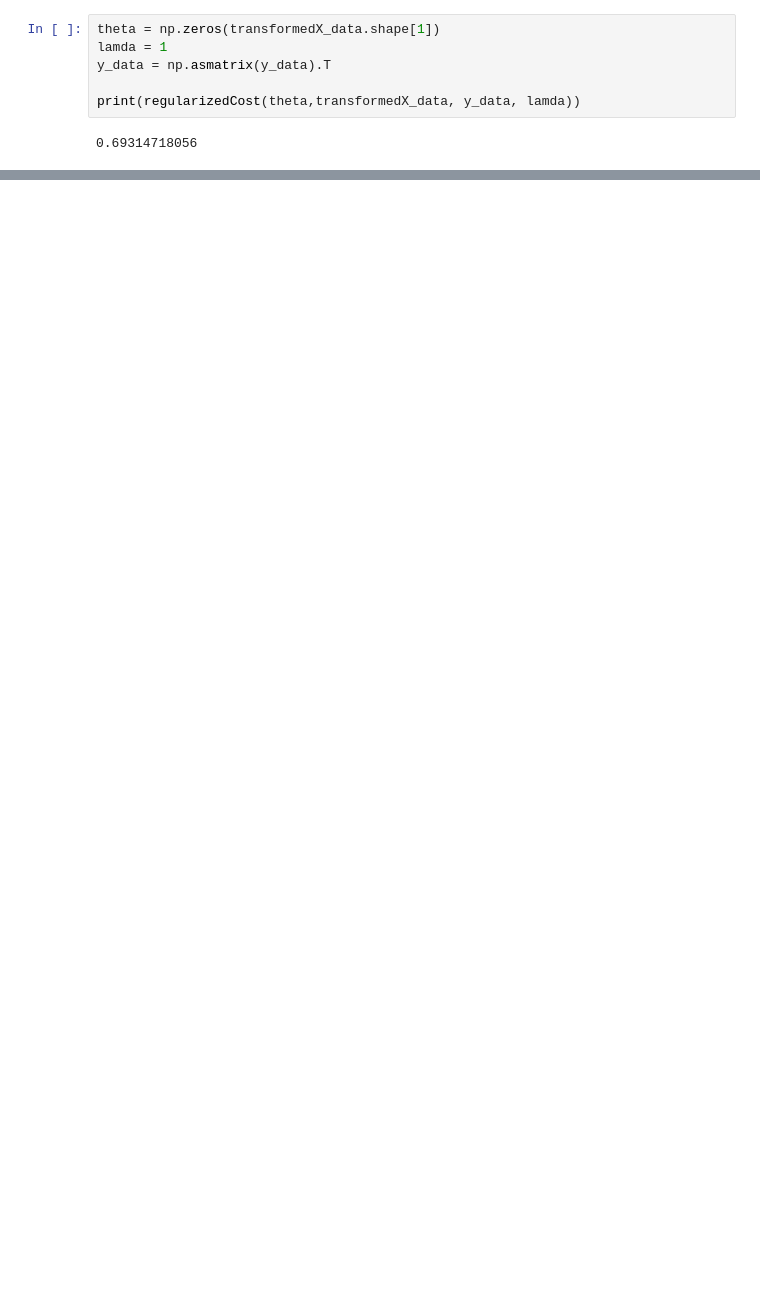
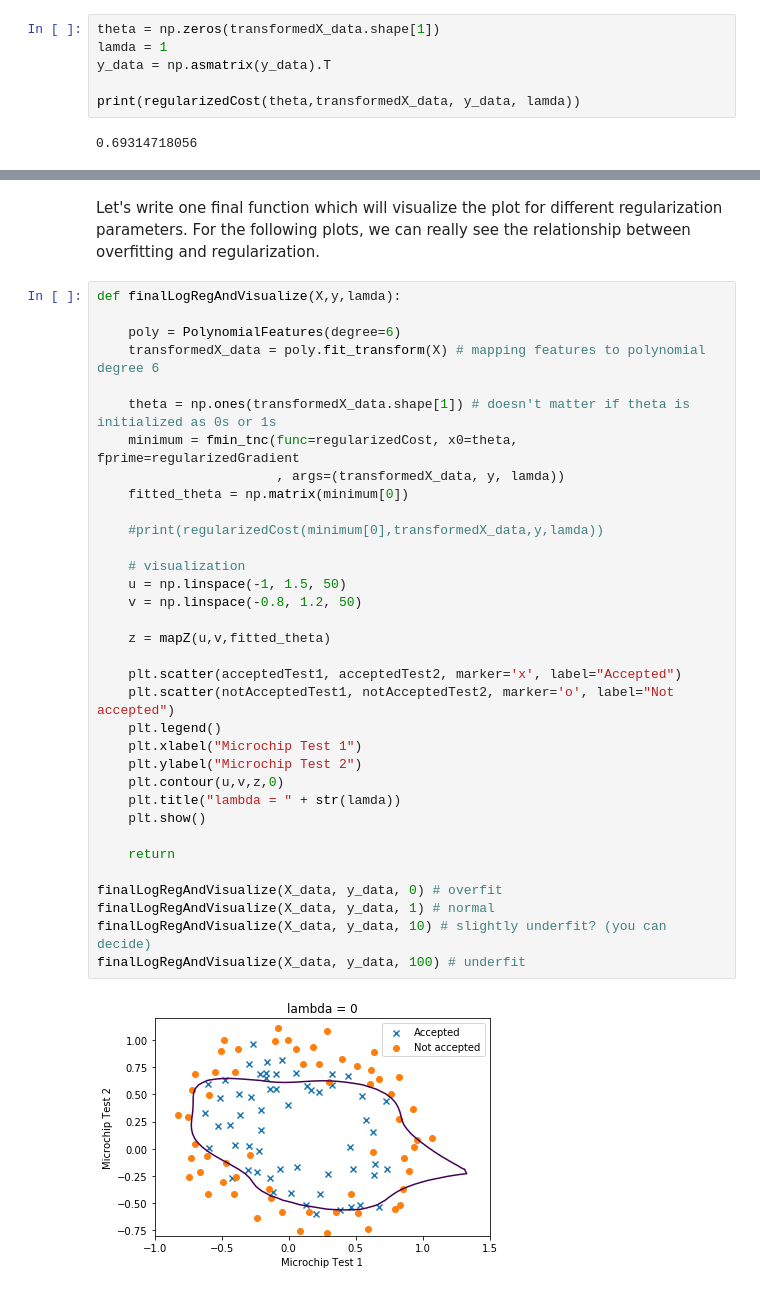
Before and after one commit to esywang/ML_Tutorials, a Jupyter notebook: ex3_LogRgr/Log_Regr_Tut2.ipynb, the cells around one changed output, grey strips where cells are left out. Cells and saved outputs as stored; diff of their text form; blank space fills up the shorter version.

```diff
--- a/ex3_LogRgr/Log_Regr_Tut2.ipynb
+++ b/ex3_LogRgr/Log_Regr_Tut2.ipynb
@@ -227,0 +250,38 @@ print (new_theta)
+# %% [markdown]
+Let's write one final function which will visualize the plot for different regularization parameters. For the following plots, we can really see the relationship between overfitting and regularization.
+# %%
+def finalLogRegAndVisualize(X,y,lamda):
+
+    poly = PolynomialFeatures(degree=6)
+    transformedX_data = poly.fit_transform(X) # mapping features to polynomial degree 6
+
+    theta = np.ones(transformedX_data.shape[1]) # doesn't matter if theta is initialized as 0s or 1s
+    minimum = fmin_tnc(func=regularizedCost, x0=theta, fprime=regularizedGradient
+                       , args=(transformedX_data, y, lamda))
+    fitted_theta = np.matrix(minimum[0])
+
+    #print(regularizedCost(minimum[0],transformedX_data,y,lamda))
+
+    # visualization
+    u = np.linspace(-1, 1.5, 50)
+    v = np.linspace(-0.8, 1.2, 50)
+
+    z = mapZ(u,v,fitted_theta)
+
+    plt.scatter(acceptedTest1, acceptedTest2, marker='x', label="Accepted")
+    plt.scatter(notAcceptedTest1, notAcceptedTest2, marker='o', label="Not accepted")
+    plt.legend()
+    plt.xlabel("Microchip Test 1")
+    plt.ylabel("Microchip Test 2")
+    plt.contour(u,v,z,0)
+    plt.title("lambda = " + str(lamda))
+    plt.show()
+
+    return
+
+finalLogRegAndVisualize(X_data, y_data, 0) # overfit
+finalLogRegAndVisualize(X_data, y_data, 1) # normal
+finalLogRegAndVisualize(X_data, y_data, 10) # slightly underfit? (you can decide)
+finalLogRegAndVisualize(X_data, y_data, 100) # underfit
+# %% [output]
+[figure, added]
```
Also changed, not shown: parts of 17 cells of this notebook.
